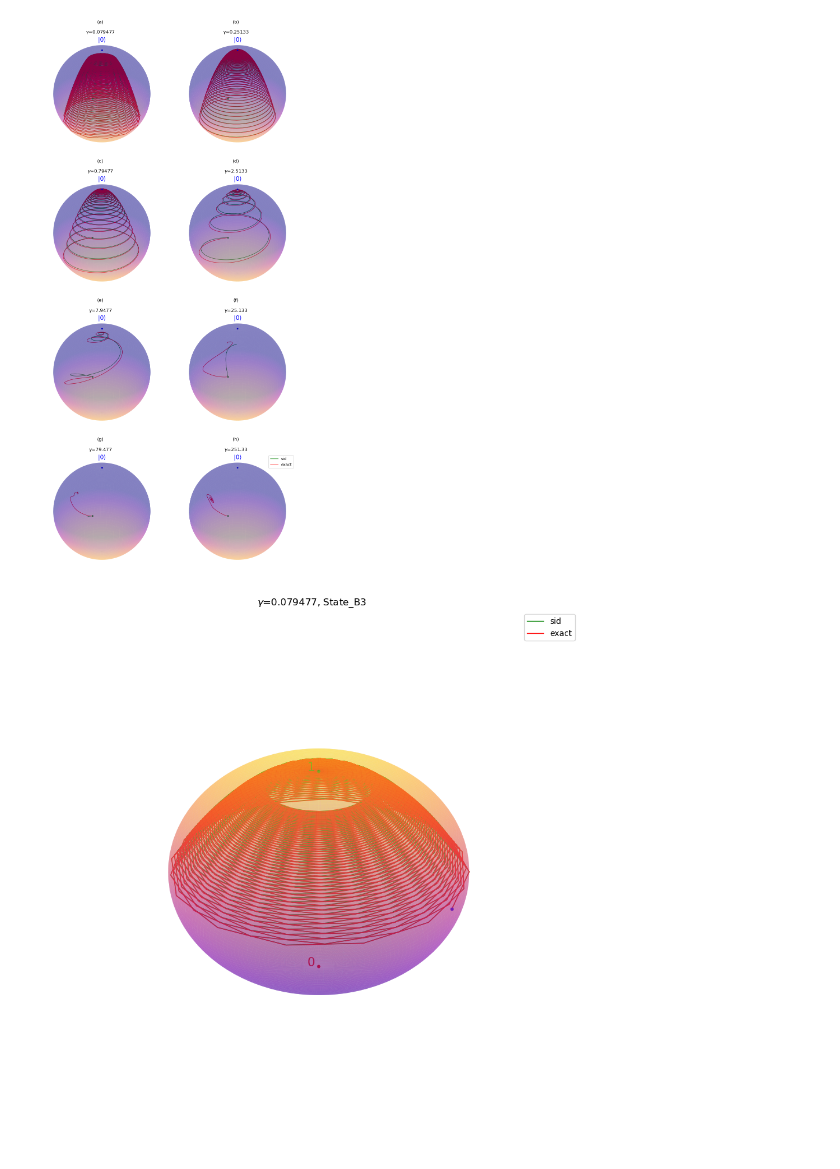
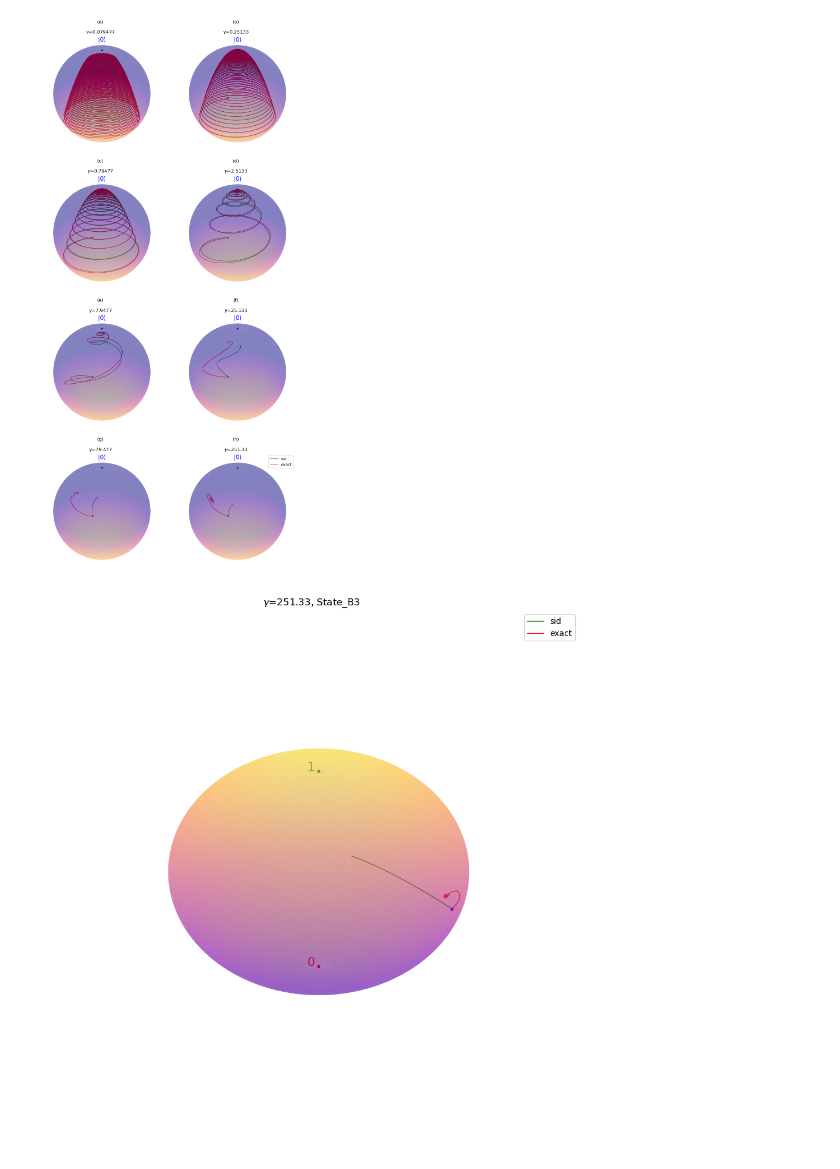
Before and after one commit to zpopovych/OQSID-thesis, a Jupyter notebook: POP_LME_5/06_plot_trajectories.ipynb, the cells around one changed output. Cells and saved outputs as stored; diff of their text form; code cells hidden in the pictures.

```diff
--- a/POP_LME_5/06_plot_trajectories.ipynb
+++ b/POP_LME_5/06_plot_trajectories.ipynb
@@ -99,7 +99,9 @@ basis_files = [f"State_B{n}" for n in range(1, 5)]
 #trajectories_file = "../TESTS/POP_LME_5_Bloch_trajectories_2024-Jan-20_at_13-29.h5"
 #trajectories_file = "../TESTS/POP_LME_5_Bloch_trajectories_2024-Jan-20_at_15-19.h5"
 #trajectories_file = "../TESTS/POP_LME_5_Bloch_trajectories_2024-Jan-28_at_20-50.h5"
-trajectories_file = "../TESTS/POP_LME_5_Bloch_NO_CUT_trajectories_2024-Jan-29_at_11-16.h5"
+#trajectories_file = "../TESTS/POP_LME_5_Bloch_NO_CUT_trajectories_2024-Jan-29_at_11-16.h5"
+
+trajectories_file = "../TESTS/POP_LME_5_Bloch_NO_CUT_trajectories_2024-Jan-31_at_12-36.h5"
 # %%
 fig, axs = plt.subplots(4, 2, subplot_kw={'projection': '3d'}, figsize=(10, 20))
 
@@ -118,14 +120,15 @@ axs[3,1].legend()
 plt.tight_layout()
 plt.show()
 
+
 fig.savefig("Trajectories_NO_CUT_LME_5.pdf")
 # %% [output]
-[figure, old version]
+[figure, new version]
 # %%
-plot_trajectories(trajectories_file, 0, basis_files[2])
+plot_trajectories(trajectories_file, 7, basis_files[2])
 plt.show()
 # %% [output]
-[figure, old version]
+[figure, new version]
 # %%
 import numpy as np
 import plotly.graph_objs as go
```
Also changed, not shown: 29 other files.
